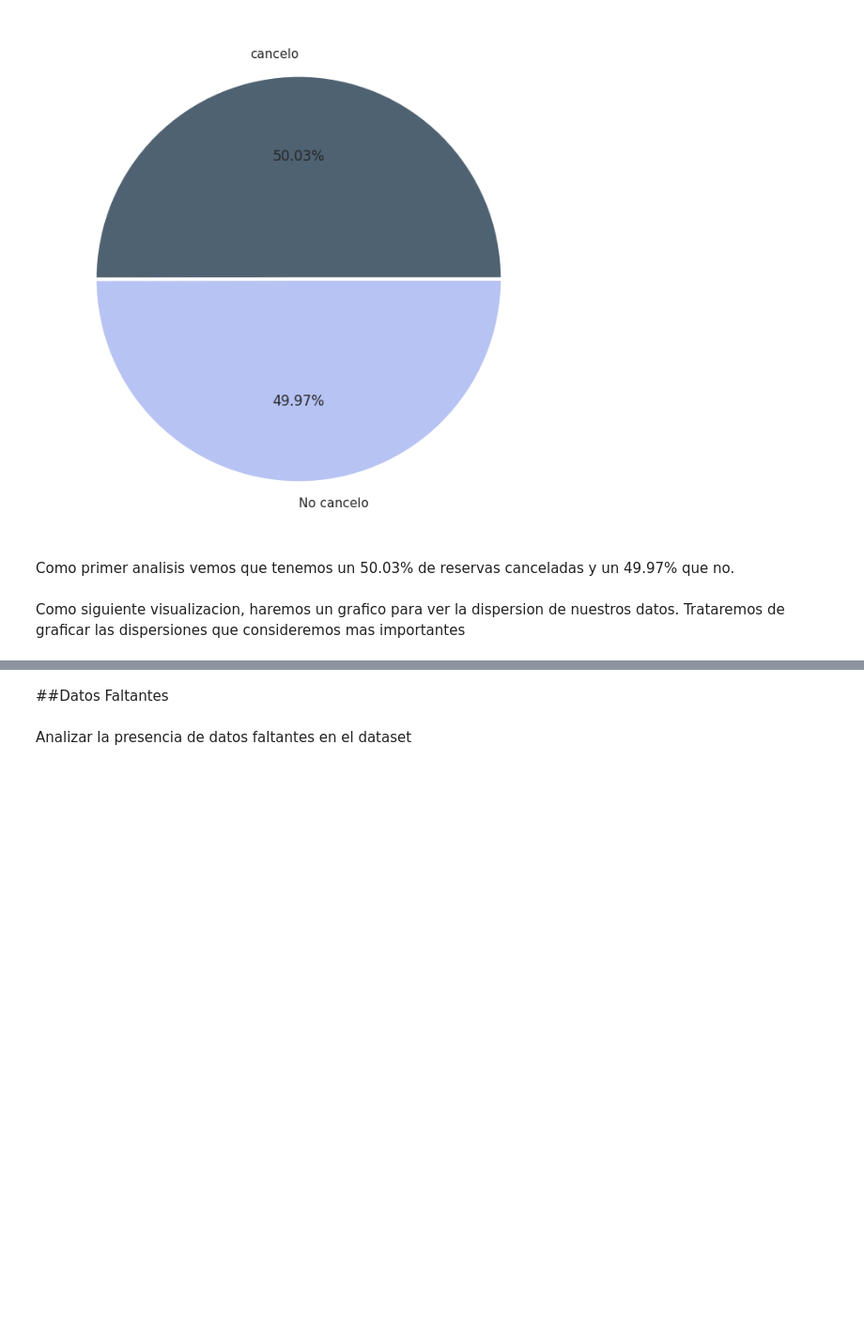
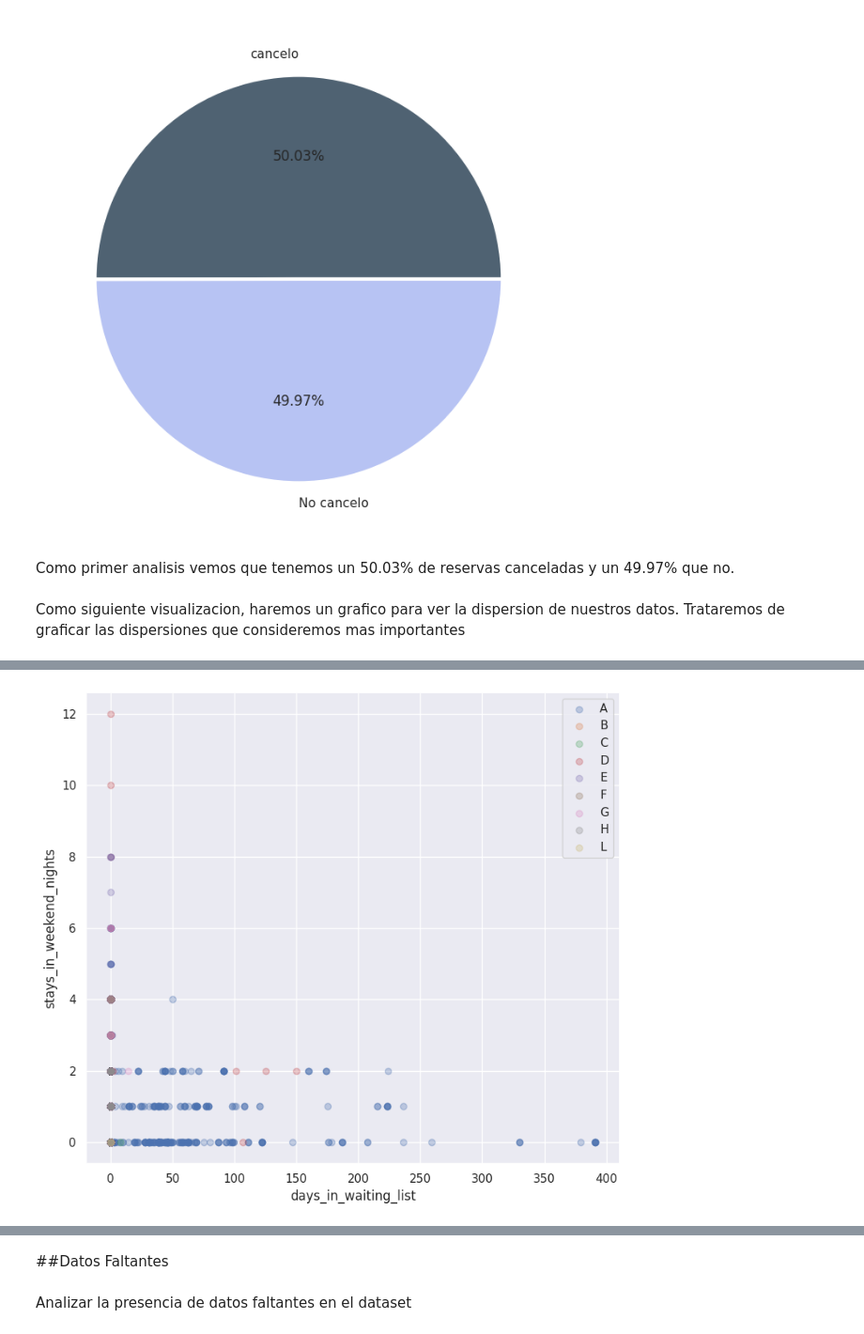
Before and after one commit to franciscoL0pez/TrabajosPracticosOrganizacionDeDatos1C2023, a Jupyter notebook: 7506R_TP1_GRUPO17_CHPX_ENTREGA.ipynb, the cells around one changed output, grey strips where cells are left out. Shown at 94% size. Drawn from its saved outputs; the diff is of its cells as text; code cells hidden in the pictures; blank space fills up the shorter version.

```diff
--- a/7506R_TP1_GRUPO17_CHPX_ENTREGA.ipynb
+++ b/7506R_TP1_GRUPO17_CHPX_ENTREGA.ipynb
@@ -492,0 +457,4 @@ plt.show()
+# %%
+create_scatter(df_hotels_train, "days_in_waiting_list", "stays_in_weekend_nights", "reserved_room_type", 0.15)
+# %% [output]
+[figure, added]
```
Also changed, not shown: parts of 24 cells of this notebook.
